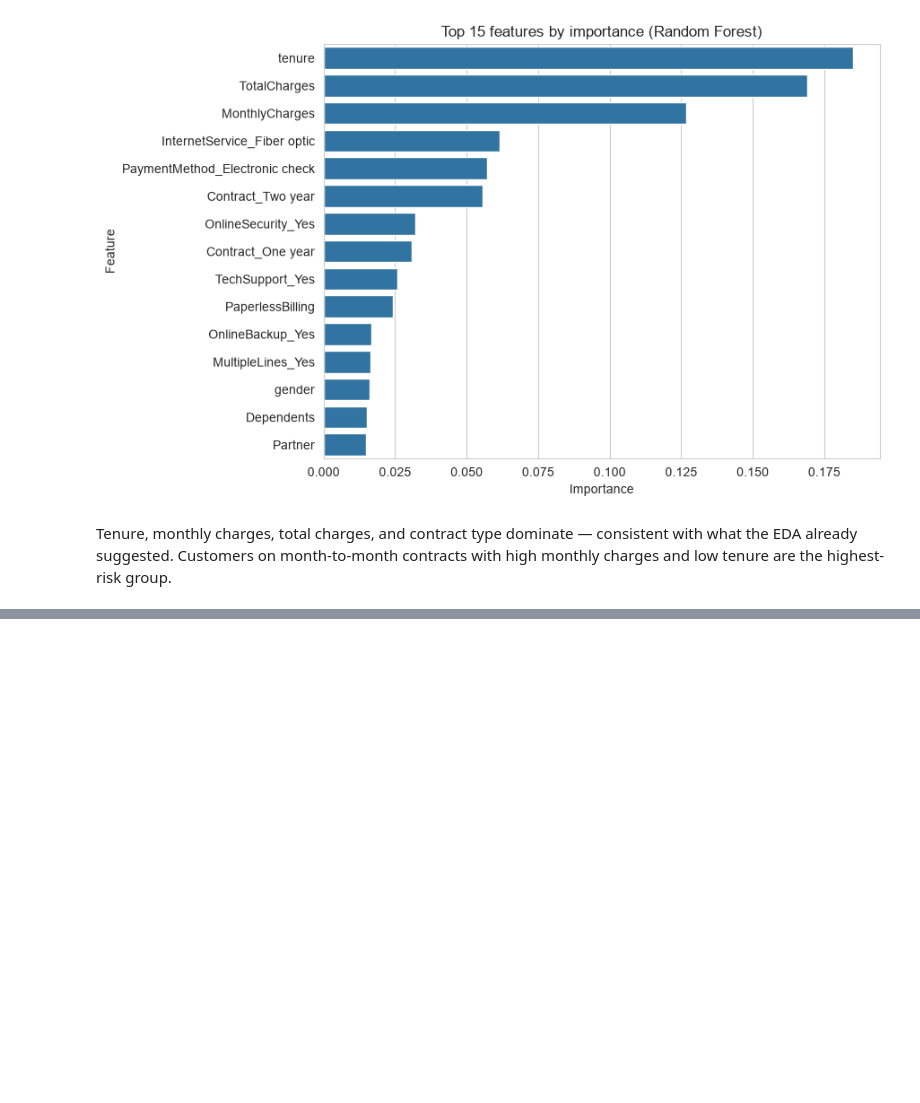
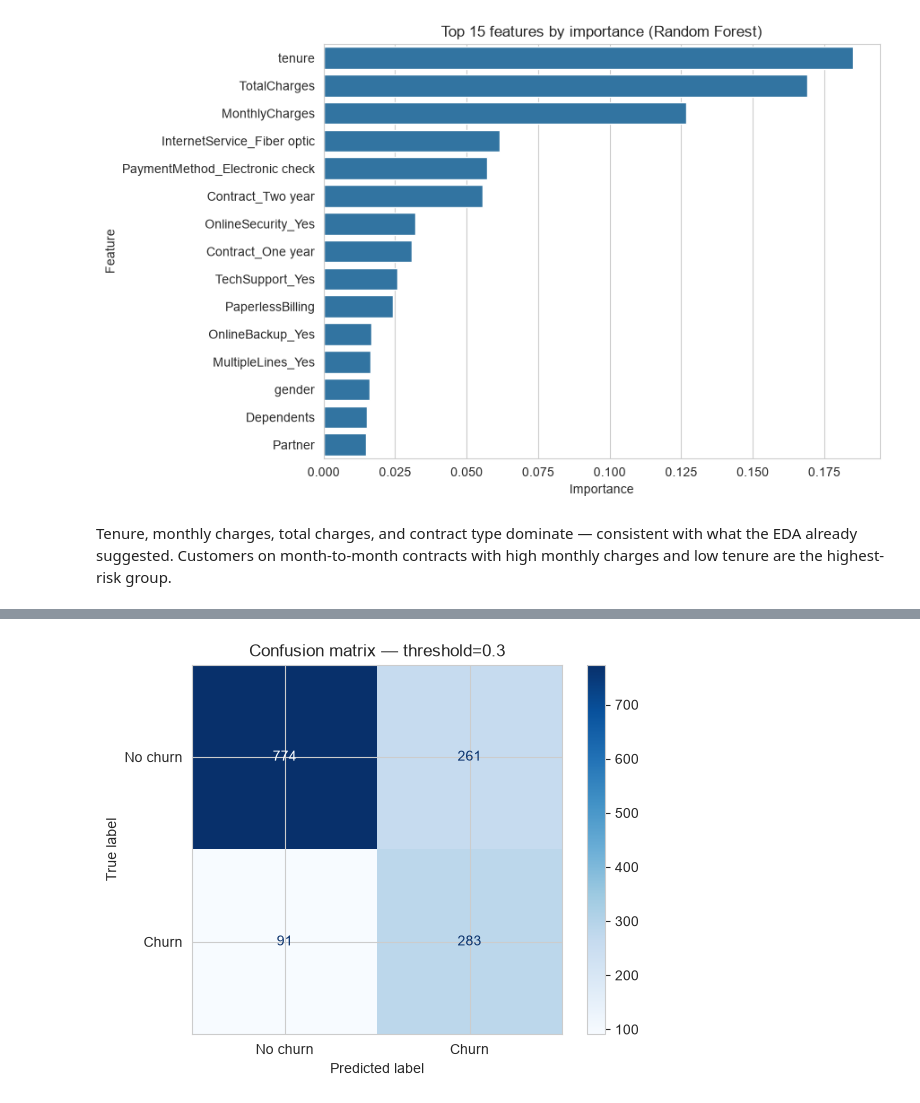
Before and after one commit to amirajsingh6/customer-churn-prediction, a Jupyter notebook: notebooks/churn_prediction.ipynb, the cells around one changed output, grey strips where cells are left out. Drawn from its saved outputs; the diff is of its cells as text; code cells hidden in the pictures; blank space fills up the shorter version.

```diff
--- a/notebooks/churn_prediction.ipynb
+++ b/notebooks/churn_prediction.ipynb
@@ -284,0 +329,5 @@ The strongest churn signals are contract type, tenure, and monthly charges. In p
+# %%
+threshold = 0.3
+y_pred_thresh = (y_proba_lr >= threshold).astype(int)
+
+print(classification_report(y_test, y_pred_thresh, target_names=["No churn", "Churn"]))
@@ -284,0 +345,8 @@ The strongest churn signals are contract type, tenure, and monthly charges. In p
+# %%
+cm_thresh = confusion_matrix(y_test, y_pred_thresh)
+ConfusionMatrixDisplay(cm_thresh, display_labels=["No churn", "Churn"]).plot(cmap="Blues")
+plt.title(f"Confusion matrix — threshold={threshold}")
+plt.savefig("../results/confusion_matrix_tuned.png", bbox_inches="tight")
+plt.show()
+# %% [output]
+[figure, added]
```
Also changed, not shown: parts of 8 cells of this notebook, 2 other files.
